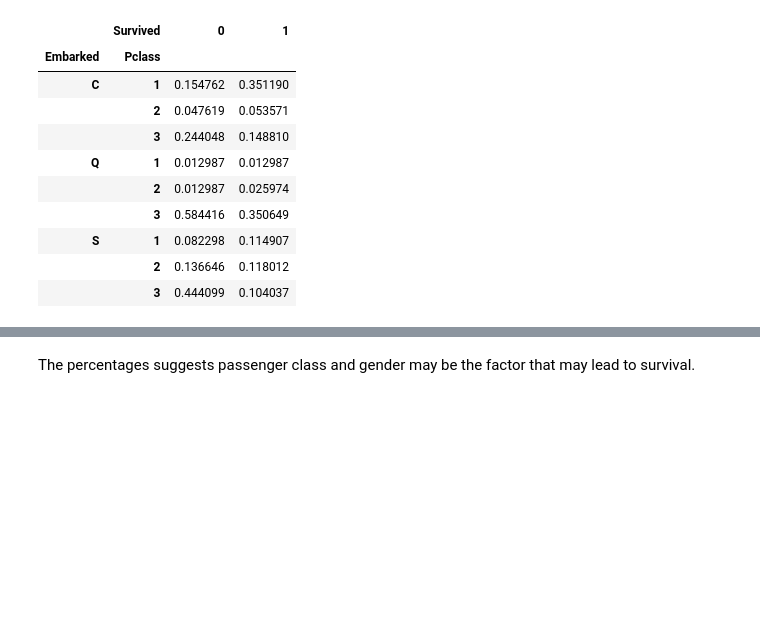
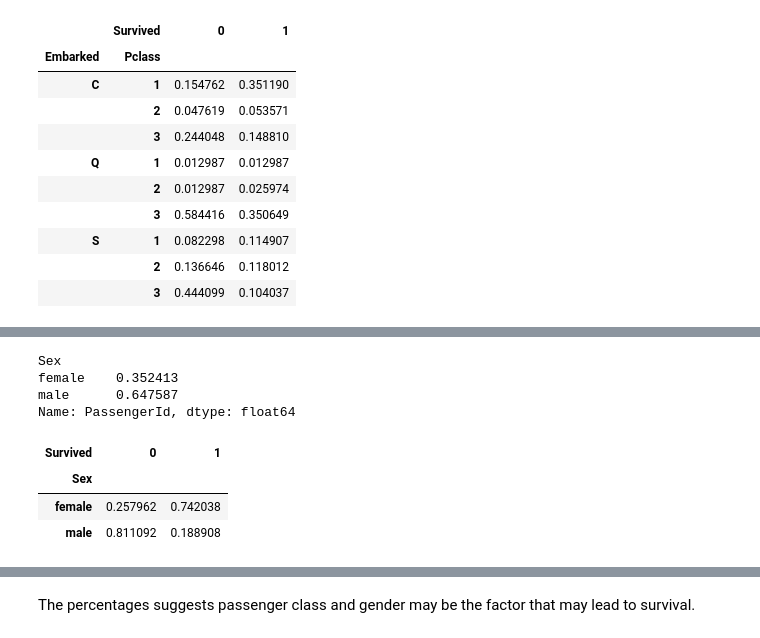
Before and after one commit to patRyserWelch8/KaggleTitanic, a Jupyter notebook: titanic.ipynb, the cells around one changed output, grey strips where cells are left out. Drawn from its saved outputs; the diff is of its cells as text; code cells hidden in the pictures; blank space fills up the shorter version.

```diff
--- a/titanic.ipynb
+++ b/titanic.ipynb
@@ -272 +277,17 @@ temp.unstack()
+# %%
+titanic_train.groupby(["Sex"]).count()["PassengerId"]/titanic_train.shape[0]
+# %% [output]
+Sex
+female    0.352413
+male      0.647587
+Name: PassengerId, dtype: float64
+# %%
+temp =  titanic_train.groupby(["Sex","Survived"]).count()["PassengerId"]
+temp = temp.groupby(level=0).apply(lambda x:  x / float(x.sum()))
+temp.unstack()
+# %% [output]
+| Survived | 0 | 1 |
+| Sex |  |  |
+| female | 0.257962 | 0.742038 |
+| male | 0.811092 | 0.188908 |
 # %%
```
Also changed, not shown: parts of 5 cells of this notebook.
